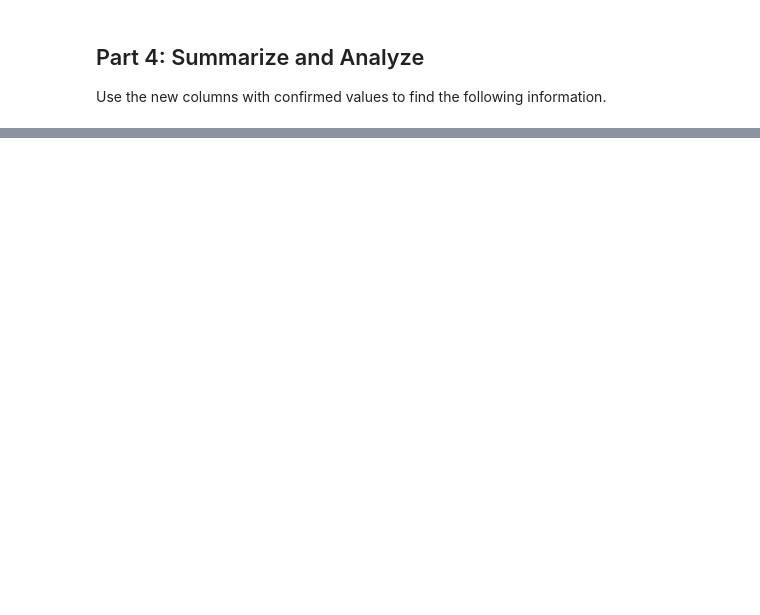
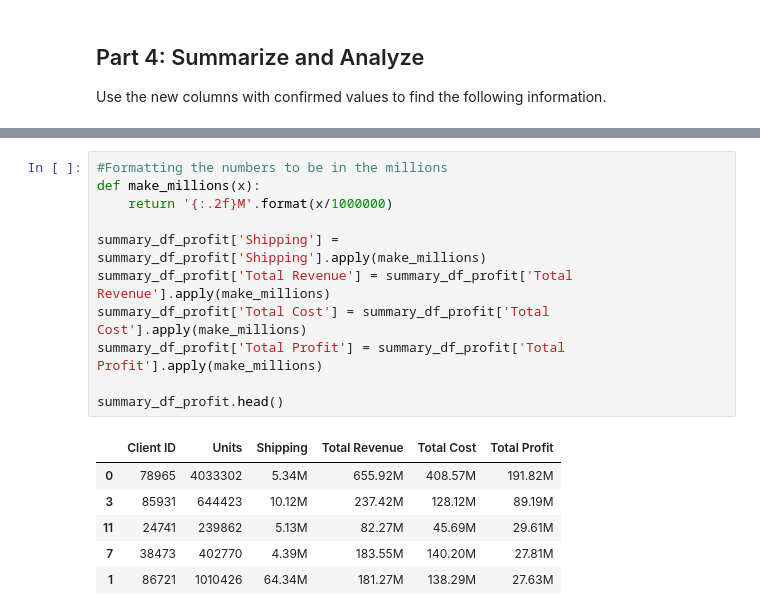
Before and after one commit to NyGiantsNick/pandas-challenge-1, a Jupyter notebook: Starter_Code/module_4_challenge.ipynb, the cells around one changed output, grey strips where cells are left out. Drawn from its saved outputs; the diff is of its cells as text; blank space fills up the shorter version.

```diff
--- a/Starter_Code/module_4_challenge.ipynb
+++ b/Starter_Code/module_4_challenge.ipynb
@@ -297,0 +404,18 @@ IndexError: positional indexers are out-of-bounds
+# %%
+#Formatting the numbers to be in the millions
+def make_millions(x):
+    return '{:.2f}M'.format(x/1000000)
+
+summary_df_profit['Shipping'] = summary_df_profit['Shipping'].apply(make_millions)
+summary_df_profit['Total Revenue'] = summary_df_profit['Total Revenue'].apply(make_millions)
+summary_df_profit['Total Cost'] = summary_df_profit['Total Cost'].apply(make_millions)
+summary_df_profit['Total Profit'] = summary_df_profit['Total Profit'].apply(make_millions)
+
+summary_df_profit.head()
+# %% [output]
+|  | Client ID | Units | Shipping | Total Revenue | Total Cost | Total Profit |
+| 0 | 78965 | 4033302 | 5.34M | 655.92M | 408.57M | 191.82M |
+| 3 | 85931 | 644423 | 10.12M | 237.42M | 128.12M | 89.19M |
+| 11 | 24741 | 239862 | 5.13M | 82.27M | 45.69M | 29.61M |
+| 7 | 38473 | 402770 | 4.39M | 183.55M | 140.20M | 27.81M |
+| 1 | 86721 | 1010426 | 64.34M | 181.27M | 138.29M | 27.63M |
```
Also changed, not shown: parts of 22 cells of this notebook, 1 other file.
